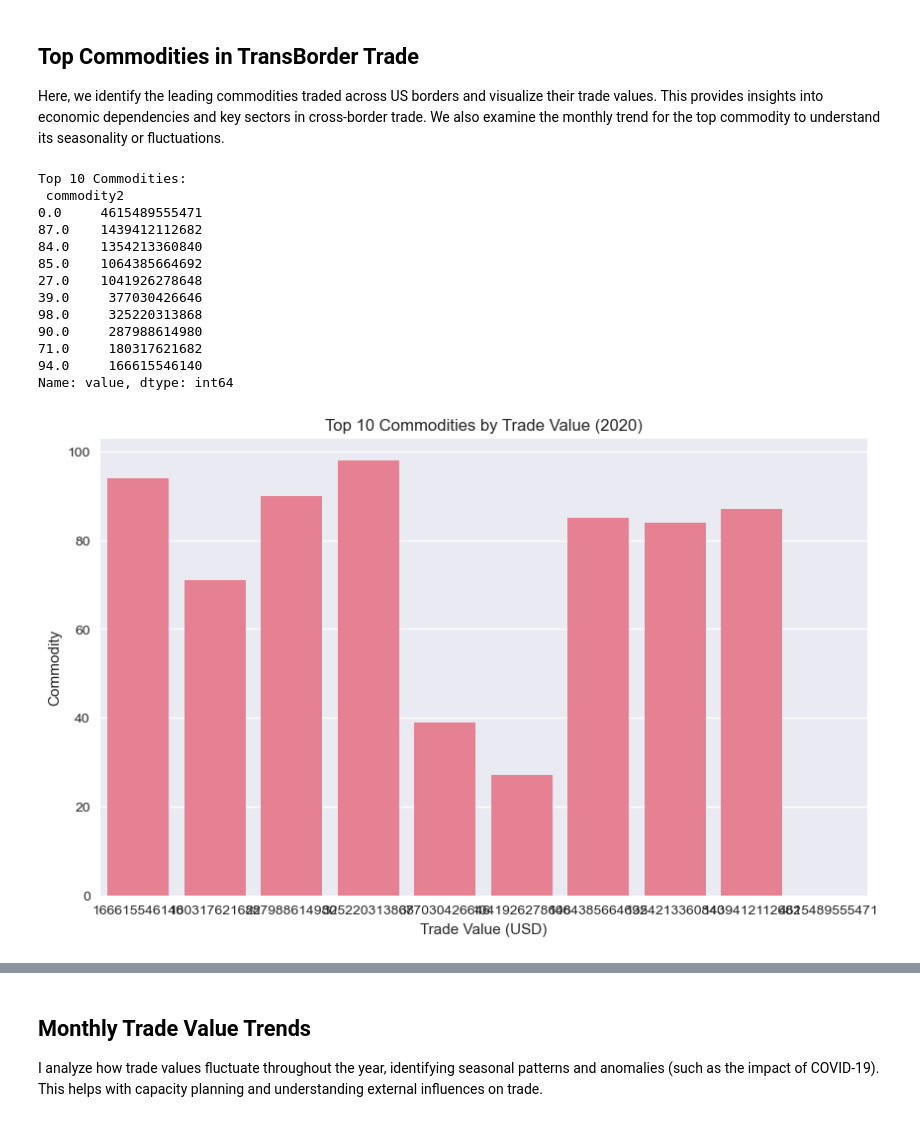
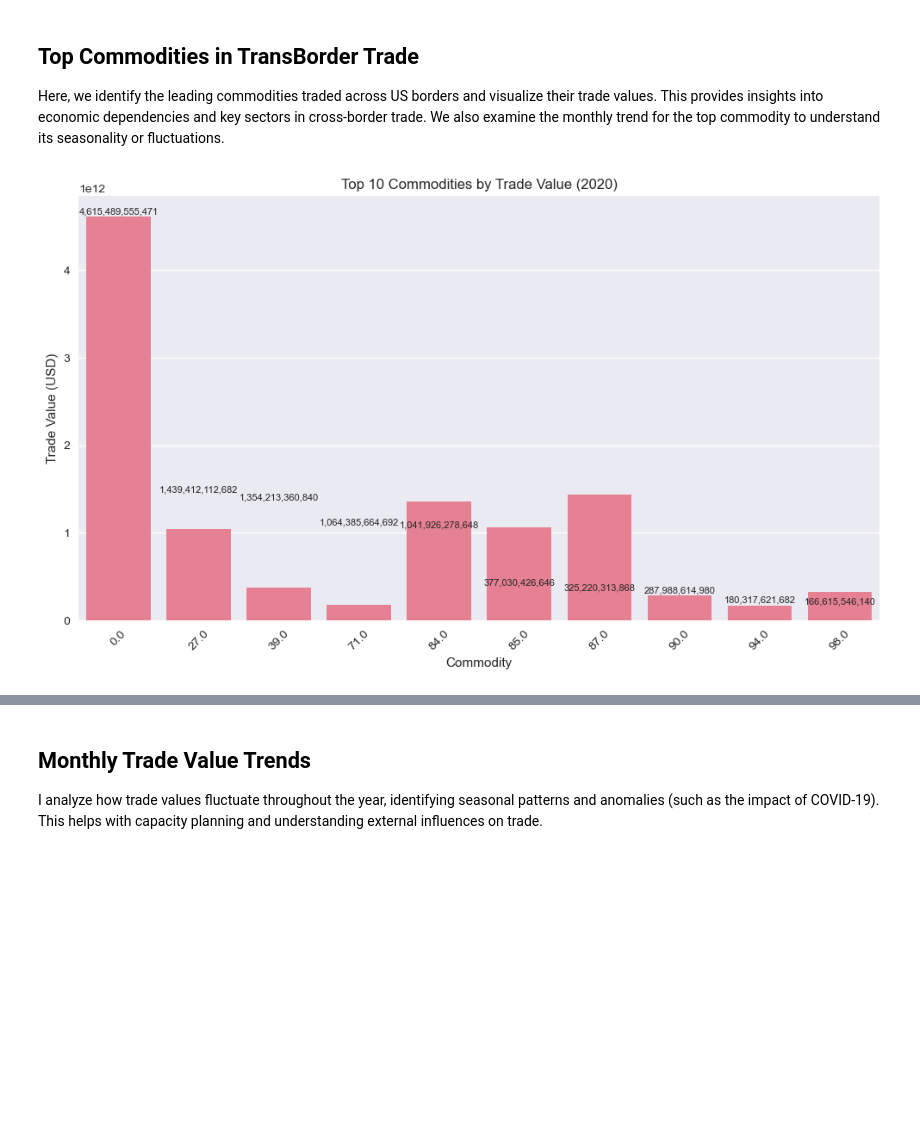
Before and after one commit to Debv122/transborder-freight-analysis, a Jupyter notebook: Analysis of questions/Tradeflow.ipynb, the cells around one changed output, grey strips where cells are left out. Drawn from its saved outputs; the diff is of its cells as text; code cells hidden in the pictures; blank space fills up the shorter version.

```diff
--- a/Analysis of questions/Tradeflow.ipynb
+++ b/Analysis of questions/Tradeflow.ipynb
@@ -204,11 +208,14 @@ port_summary = data.groupby(port_col)[value_col].sum().sort_values(ascending=Fal
 
 print("Top 10 Ports/Border Crossings:\n", port_summary.head(10))
 
-plt.figure(figsize=(12,6))
-sns.barplot(x=port_summary.head(10).values, y=port_summary.head(10).index)
-plt.title('Top 10 Ports/Border Crossings by Trade Value (2020)')
+plt.figure(figsize=(10,6))
+sns.barplot(x=state_summary.tail(10).values, y=state_summary.tail(10).index)
+plt.title('Bottom 10 US States by Trade Value (2020)')
 plt.xlabel('Trade Value (USD)')
-plt.ylabel('Port/Border Crossing')
+plt.ylabel('State')
+# Add data labels
+for i, v in enumerate(state_summary.tail(10).values):
+    plt.text(v, i, f'{v:,.0f}', va='center', ha='left', fontsize=8)
 plt.tight_layout()
 plt.show()
 # %% [output]
@@ -273,6 +280,7 @@ Name: value, dtype: int64
 We examine the distribution of trade value across different modes of transportation (e.g., truck, rail, vessel, air).
 This analysis highlights the dominant modes and potential opportunities for modal shift or efficiency improvements.
 # %%
+
 # Cell 6: By mode
 mode_col = 'disagmot'  # This likely contains transportation mode data
 value_col = 'value'
@@ -284,14 +292,20 @@ print("\n")
 
 mode_summary = data.groupby(mode_col)[value_col].sum().sort_values(ascending=False)
 
-print("Trade Value by Mode:\n", mode_summary)
+print("Mode by Trade Value:\n", mode_summary)
+
+all_modes = sorted(data[mode_col].unique())
+mode_summary = mode_summary.reindex(all_modes, fill_value=0)
 
 plt.figure(figsize=(10,6))
-sns.barplot(x=mode_summary.values, y=mode_summary.index)
+sns.barplot(x=mode_summary.index, y=mode_summary.values)
 plt.title('Trade Value by Transportation Mode (2020)')
-plt.xlabel('Trade Value (USD)')
-plt.ylabel('Transportation Mode')
+plt.xlabel('Transportation Mode')
+plt.ylabel('Trade Value (USD)')
 plt.tight_layout()
+# Add data labels
+for i, v in enumerate(mode_summary.values):
+    plt.text(i, v, f'{v:,.0f}', ha='center', va='bottom', fontsize=8)
 plt.show()
 # %% [output]
 Sample values in 'disagmot' column:
@@ -321,39 +335,31 @@ We also examine the monthly trend for the top commodity to understand its season
 # %%
 # Cell 7: Top commodities
 commodity_col = [col for col in data.columns if 'commodity' in col][0]
 commodity_summary = data.groupby(commodity_col)[value_col].sum().sort_values(ascending=False)
 
-print("Top 10 Commodities:\n", commodity_summary.head(10))
-
 plt.figure(figsize=(10,6))
-sns.barplot(x=commodity_summary.head(10).values, y=commodity_summary.head(10).index)
+sns.barplot(x=commodity_summary.head(10).index, y=commodity_summary.head(10).values)
 plt.title('Top 10 Commodities by Trade Value (2020)')
-plt.xlabel('Trade Value (USD)')
-plt.ylabel('Commodity')
+plt.xlabel('Commodity')
+plt.ylabel('Trade Value (USD)')
+plt.xticks(rotation=45)
+# Add data labels
+for i, v in enumerate(commodity_summary.head(10).values):
+    plt.text(i, v, f'{v:,.0f}', ha='center', va='bottom', fontsize=8)
+plt.tight_layout()
 plt.show()
 
-# Trend over months for top commodity
 if 'month' in data.columns:
     top_commodity = commodity_summary.index[0]
     monthly_trend = data[data[commodity_col] == top_commodity].groupby('month')[value_col].sum()
     plt.figure(figsize=(10,5))
     sns.lineplot(x=monthly_trend.index, y=monthly_trend.values, marker='o')
     plt.title(f'Monthly Trend for {top_commodity} (2020)')
     plt.xlabel('Month')
     plt.ylabel('Trade Value (USD)')
+    # Add data labels
+    for x, y in zip(monthly_trend.index, monthly_trend.values):
+        plt.text(x, y, f'{y:,.0f}', ha='center', va='bottom', fontsize=8)
     plt.show()
 # %% [output]
-Top 10 Commodities:
- commodity2
-0.0     4615489555471
-87.0    1439412112682
-84.0    1354213360840
-85.0    1064385664692
-27.0    1041926278648
-39.0     377030426646
-98.0     325220313868
-90.0     287988614980
-71.0     180317621682
-94.0     166615546140
-Name: value, dtype: int64
-[figure, old version]
+[figure, new version]
```
Also changed, not shown: parts of 5 cells of this notebook.
